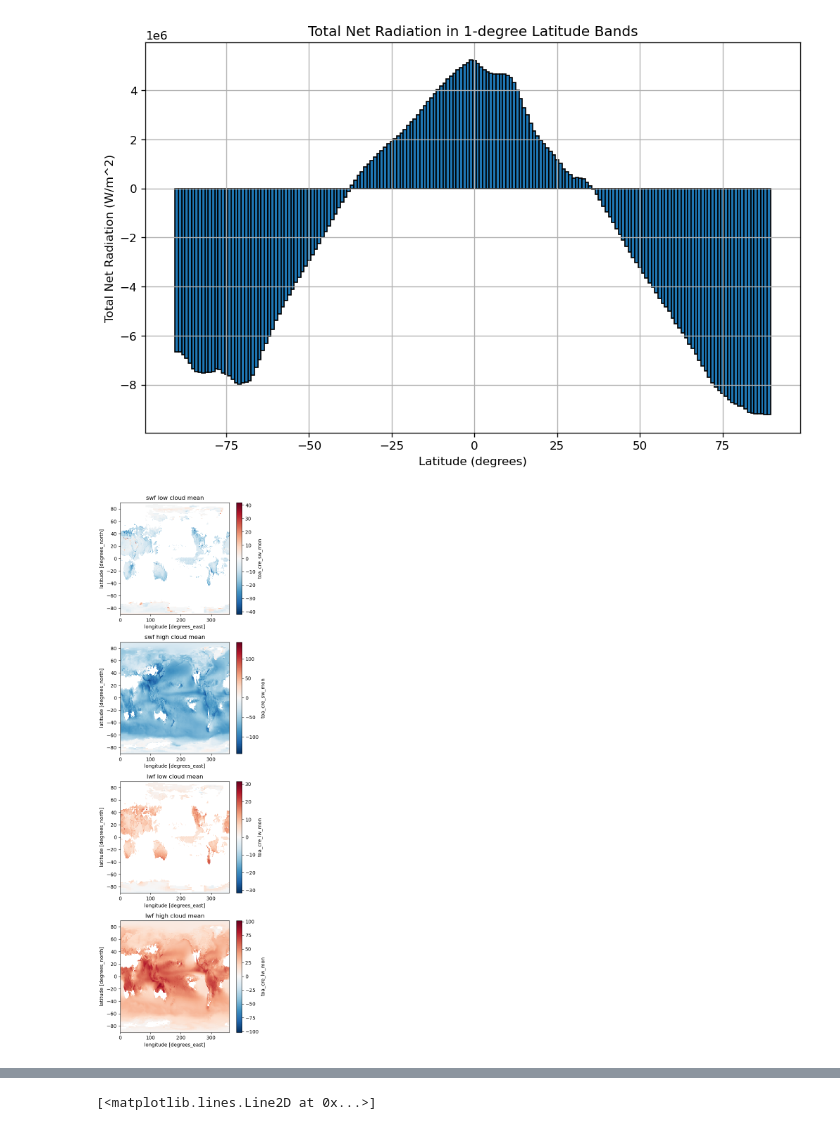
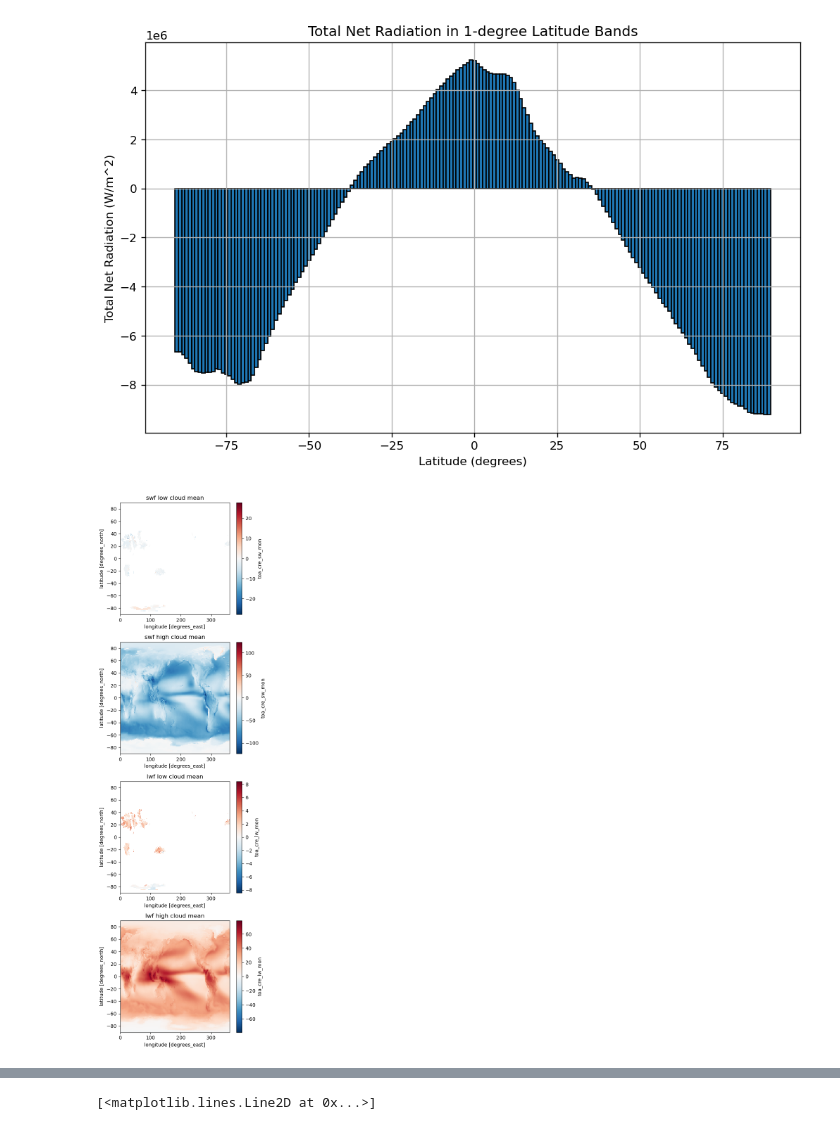
Before and after one commit to lsq-647/ESE5023_Assignments_12332320, a Jupyter notebook: PS3.ipynb, the cells around one changed output, grey strips where cells are left out. Cells and saved outputs as stored; diff of their text form; code cells hidden in the pictures.

```diff
--- a/PS3.ipynb
+++ b/PS3.ipynb
@@ -240,37 +232,34 @@ plt.show()
 # %%
 # 2.4
 swf = TOA['toa_cre_sw_mon']  # Shortwave radiation flux
 lwf = TOA['toa_cre_lw_mon']  # Longwave radiation flux
 cld = TOA['cldarea_total_daynight_mon']  # Total cloud area fraction
 
 # Define low and high cloud thresholds
-cf = TOA['cldarea_total_daynight_mon'] / 100
-
-# Group the grid cells into low and high cloud area regions based on the cloud fraction
-low_cloud_threshold = cf <= 0.25
-high_cloud_threshold = cf >= 0.75
+low_cloud_threshold = TOA['cldtau_total_day_mon'].quantile(0.25)
+high_cloud_threshold = TOA['cldtau_total_day_mon'].quantile(0.75)
 
 # Calculate time-mean for low and high cloud areas
-swf_low_cloud_mean = swf.where(low_cloud_threshold).mean(dim='time')
-swf_high_cloud_mean = swf.where(high_cloud_threshold).mean(dim='time')
-lwf_low_cloud_mean = lwf.where(low_cloud_threshold).mean(dim='time')
-lwf_high_cloud_mean = lwf.where(high_cloud_threshold).mean(dim='time')
+swf_low_cloud_mean = swf.where(cld<low_cloud_threshold).mean(dim='time')
+swf_high_cloud_mean = swf.where(cld>high_cloud_threshold).mean(dim='time')
+lwf_low_cloud_mean = lwf.where(cld<low_cloud_threshold).mean(dim='time')
+lwf_high_cloud_mean = lwf.where(cld>high_cloud_threshold).mean(dim='time')
 
 # Plot
 fig, (ax1, ax2, ax3, ax4) = plt.subplots(4, 1, figsize=(5, 16))
 swf_low_cloud_mean.plot(ax=ax1)
 ax1.set_title('swf low cloud mean')
 
 swf_high_cloud_mean.plot(ax=ax2)
 ax2.set_title('swf high cloud mean')
 
 lwf_low_cloud_mean.plot(ax=ax3)
 ax3.set_title('lwf low cloud mean')
 
 lwf_high_cloud_mean.plot(ax=ax4)
 ax4.set_title('lwf high cloud mean')
 
 plt.tight_layout()
 plt.show()
 # %% [output]
-[figure, old version]
+[figure, new version]
```
Also changed, not shown: parts of 4 cells of this notebook.
